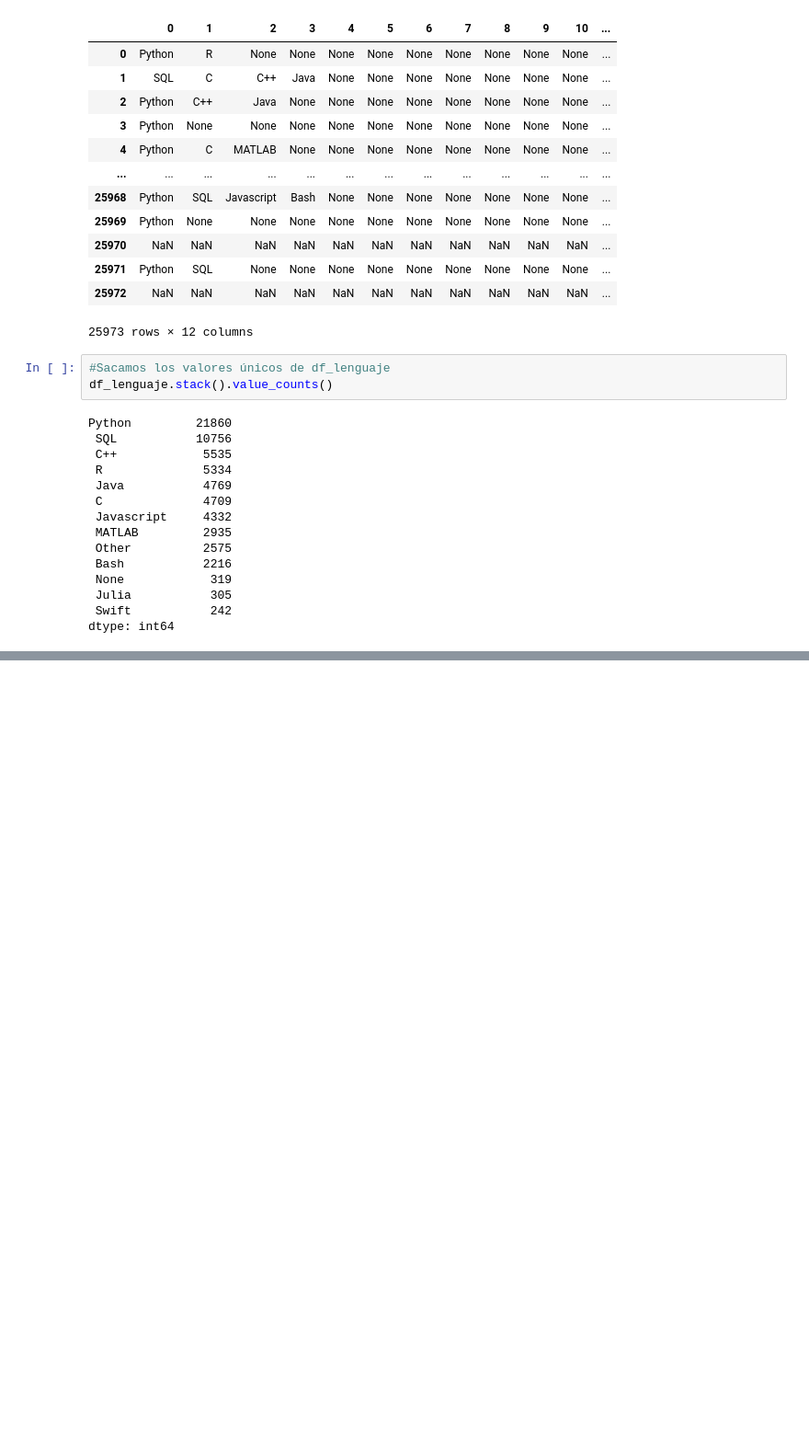
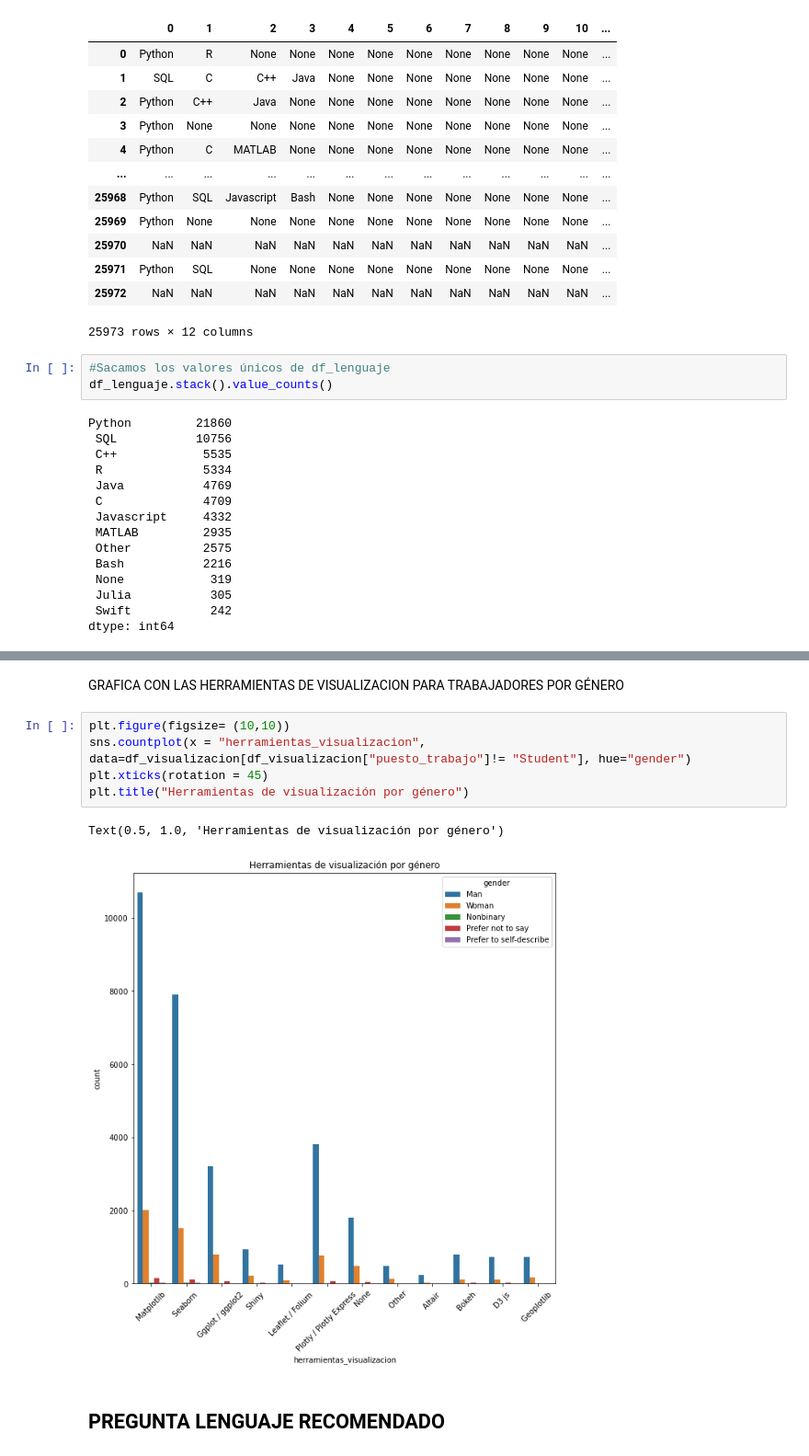
Before and after one commit to paulafuenteg/Kaggle-DS-ML-Survey, a Jupyter notebook: Limpieza/limpieza.ipynb, the cells around one changed output, grey strips where cells are left out. Shown at 92% size. Saved outputs shown, nothing was run; the diff lists cells and outputs as text; blank space fills up the shorter version.

Commit message:
Preguntas 14 y 8

```diff
--- a/Limpieza/limpieza.ipynb
+++ b/Limpieza/limpieza.ipynb
@@ -542 +707,13 @@ df_IDE.head()
+# %% [markdown]
+GRAFICA CON LAS HERRAMIENTAS DE VISUALIZACION PARA TRABAJADORES POR GÉNERO
+# %%
+plt.figure(figsize= (10,10))
+sns.countplot(x = "herramientas_visualizacion", data=df_visualizacion[df_visualizacion["puesto_trabajo"]!= "Student"], hue="gender")
+plt.xticks(rotation = 45)
+plt.title("Herramientas de visualización por género")
+# %% [output]
+Text(0.5, 1.0, 'Herramientas de visualización por género')
+[figure, added]
+# %% [markdown]
+## PREGUNTA LENGUAJE RECOMENDADO
 # %%
```
Also changed, not shown: parts of 32 cells of this notebook.
